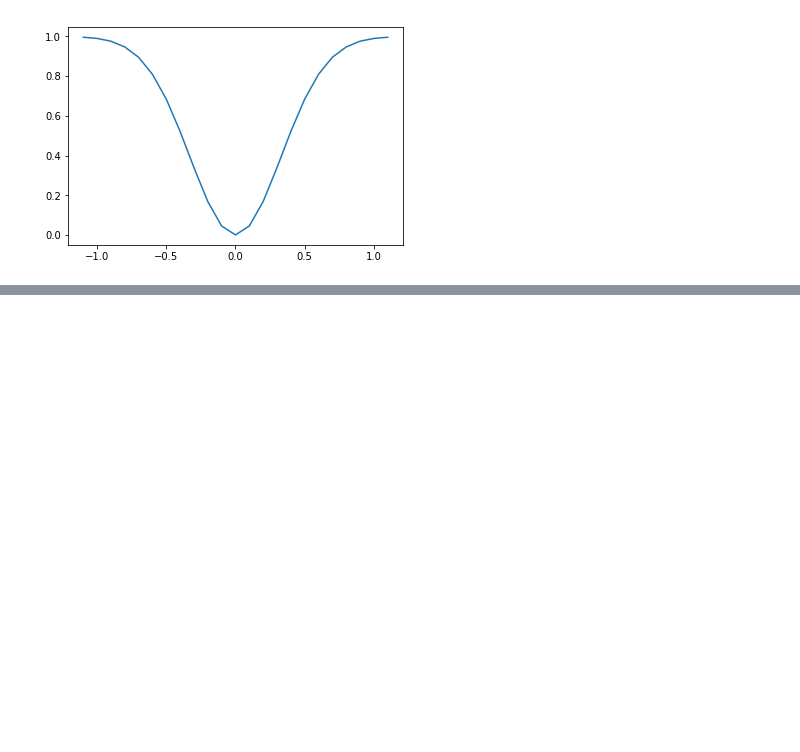
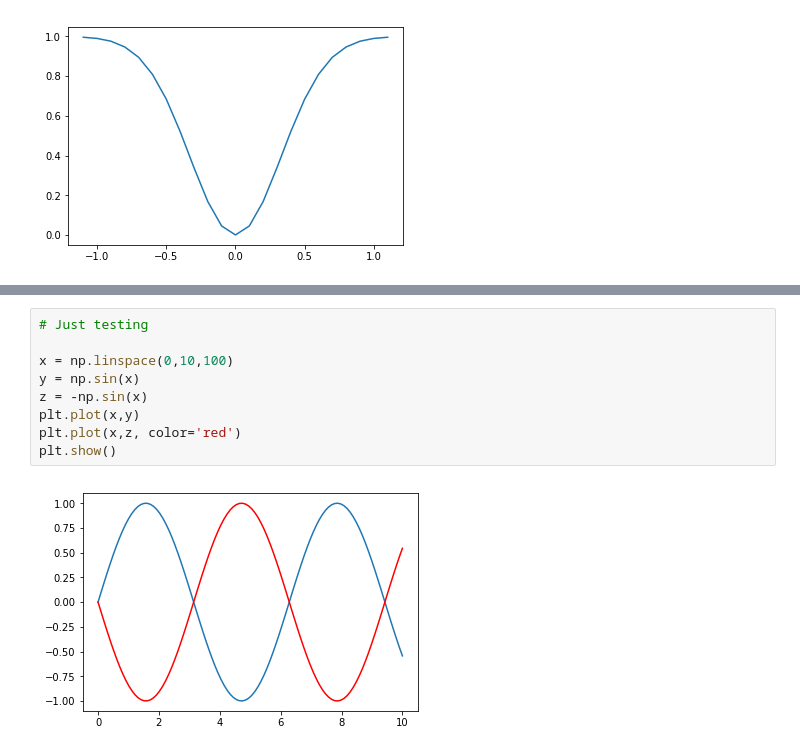
Before and after one commit to westonb7/BlendScripts, a Jupyter notebook: blendSample.ipynb, the cells around one changed output, grey strips where cells are left out. Drawn from its saved outputs; the diff is of its cells as text; blank space fills up the shorter version.

```diff
--- a/blendSample.ipynb
+++ b/blendSample.ipynb
@@ -141,0 +163,11 @@ plt.show()
+# %%
+# Just testing
+
+x = np.linspace(0,10,100)
+y = np.sin(x)
+z = -np.sin(x)
+plt.plot(x,y)
+plt.plot(x,z, color='red')
+plt.show()
+# %% [output]
+[figure, added]
```
Also changed, not shown: parts of 4 cells of this notebook.
